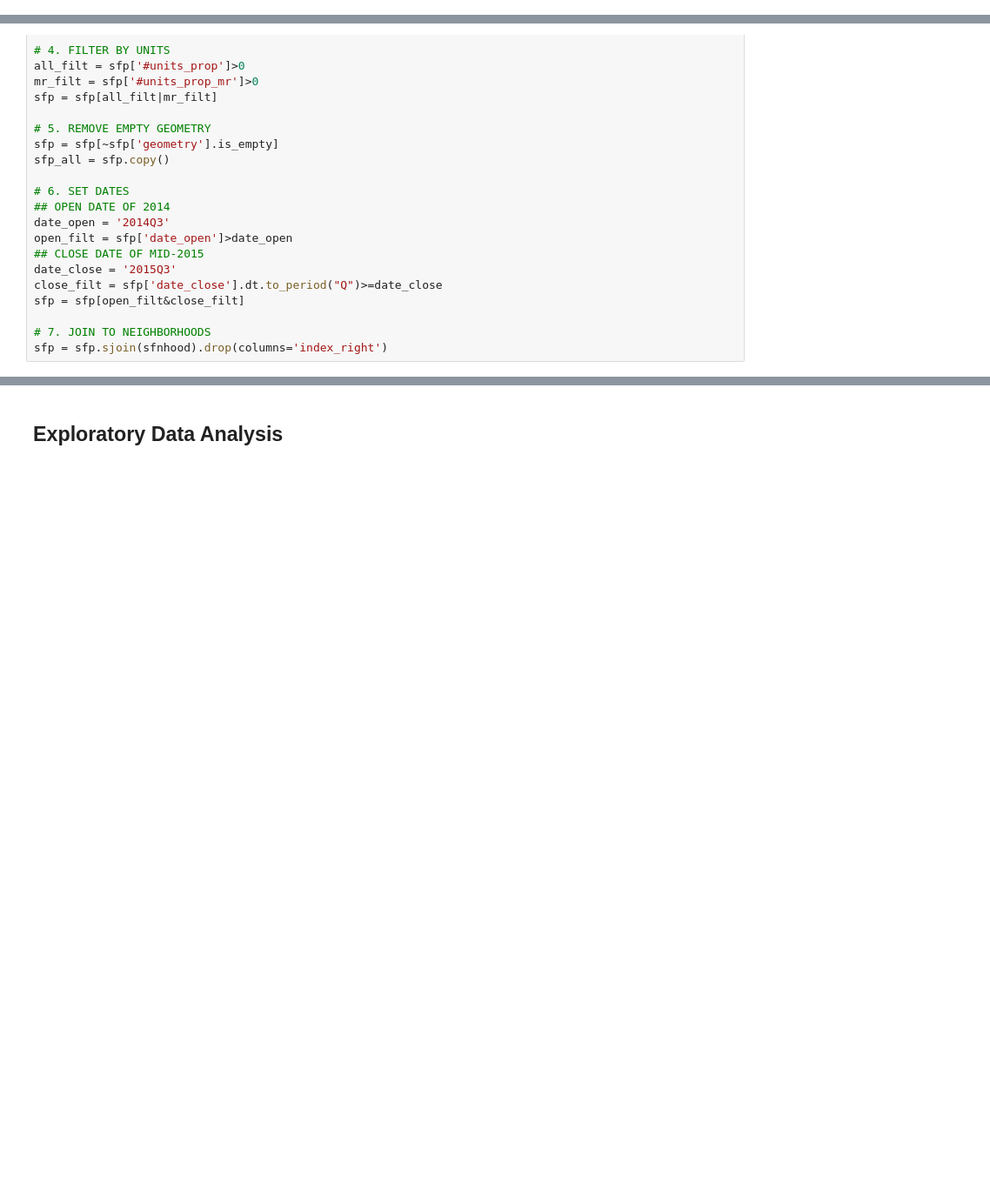
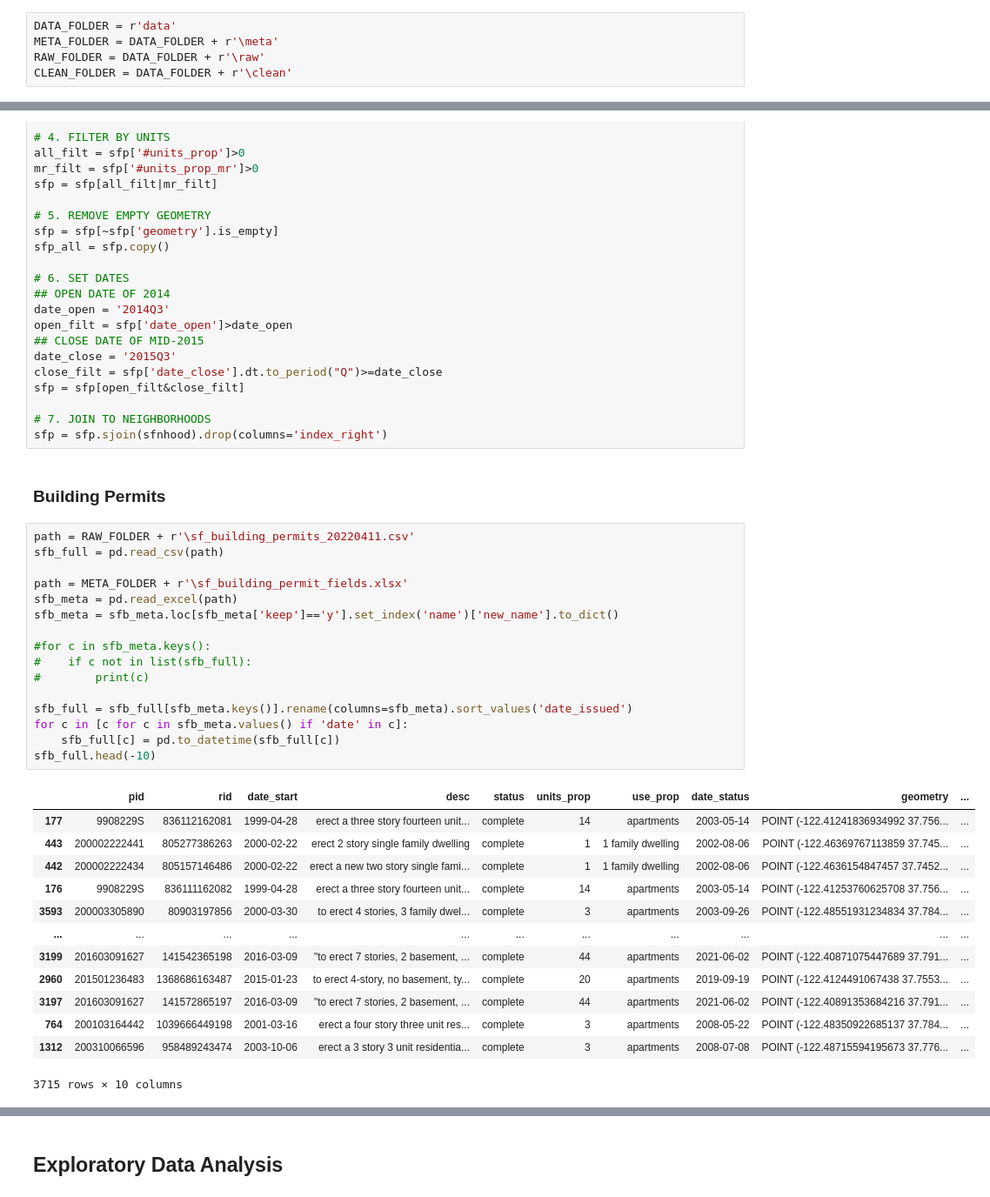
Before and after one commit to nelmsal/sf_buildingpermits, a Jupyter notebook: scripts/sf_building_permit_explore.ipynb, the cells around one changed output, grey strips where cells are left out. Shown at 87% size. Cells and saved outputs as stored; diff of their text form; blank space fills up the shorter version.

```diff
--- a/scripts/sf_building_permit_explore.ipynb
+++ b/scripts/sf_building_permit_explore.ipynb
@@ -8,6 +8,11 @@ import pandas as pd
 
 import os
 os.chdir(r'C:\Users\nelms\Documents\Penn\CPLN-680\Permit_Metrics')
+# %%
+DATA_FOLDER = r'data'
+META_FOLDER = DATA_FOLDER + r'\meta'
+RAW_FOLDER = DATA_FOLDER + r'\raw'
+CLEAN_FOLDER = DATA_FOLDER + r'\clean'
 # %% [markdown]
 Import in San Francisco Neighborhoods and Quadrants
 # %%
@@ -90,3 +100,35 @@ sfp = sfp[open_filt&close_filt]
 
 # 7. JOIN TO NEIGHBORHOODS
 sfp = sfp.sjoin(sfnhood).drop(columns='index_right')
+# %% [markdown]
+### Building Permits
+# %%
+path = RAW_FOLDER + r'\sf_building_permits_20220411.csv'
+sfb_full = pd.read_csv(path)
+
+path = META_FOLDER + r'\sf_building_permit_fields.xlsx'
+sfb_meta = pd.read_excel(path)
+sfb_meta = sfb_meta.loc[sfb_meta['keep']=='y'].set_index('name')['new_name'].to_dict()
+
+#for c in sfb_meta.keys():
+#    if c not in list(sfb_full):
+#        print(c)
+
+sfb_full = sfb_full[sfb_meta.keys()].rename(columns=sfb_meta).sort_values('date_issued')
+for c in [c for c in sfb_meta.values() if 'date' in c]:
+    sfb_full[c] = pd.to_datetime(sfb_full[c])
+sfb_full.head(-10)
+# %% [output]
+|  | pid | rid | date_start | desc | status | units_prop | use_prop | date_status | geometry | ... |
+| 177 | 9908229S | 836112162081 | 1999-04-28 | erect a three story fourteen unit... | complete | 14 | apartments | 2003-05-14 | POINT (-122.41241836934992 37.756... | ... |
+| 443 | 200002222441 | 805277386263 | 2000-02-22 | erect 2 story single family dwelling | complete | 1 | 1 family dwelling | 2002-08-06 | POINT (-122.46369767113859 37.745... | ... |
+| 442 | 200002222434 | 805157146486 | 2000-02-22 | erect a new two story single fami... | complete | 1 | 1 family dwelling | 2002-08-06 | POINT (-122.4636154847457 37.7452... | ... |
+| 176 | 9908229S | 836111162082 | 1999-04-28 | erect a three story fourteen unit... | complete | 14 | apartments | 2003-05-14 | POINT (-122.41253760625708 37.756... | ... |
+| 3593 | 200003305890 | 80903197856 | 2000-03-30 | to erect 4 stories, 3 family dwel... | complete | 3 | apartments | 2003-09-26 | POINT (-122.48551931234834 37.784... | ... |
+| ... | ... | ... | ... | ... | ... | ... | ... | ... | ... | ... |
+| 3199 | 201603091627 | 141542365198 | 2016-03-09 | "to erect 7 stories, 2 basement, ... | complete | 44 | apartments | 2021-06-02 | POINT (-122.40871075447689 37.791... | ... |
+| 2960 | 201501236483 | 1368686163487 | 2015-01-23 | to erect 4-story, no basement, ty... | complete | 20 | apartments | 2019-09-19 | POINT (-122.4124491067438 37.7553... | ... |
+| 3197 | 201603091627 | 141572865197 | 2016-03-09 | "to erect 7 stories, 2 basement, ... | complete | 44 | apartments | 2021-06-02 | POINT (-122.40891353684216 37.791... | ... |
+| 764 | 200103164442 | 1039666449198 | 2001-03-16 | erect a four story three unit res... | complete | 3 | apartments | 2008-05-22 | POINT (-122.48350922685137 37.784... | ... |
+| 1312 | 200310066596 | 958489243474 | 2003-10-06 | erect a 3 story 3 unit residentia... | complete | 3 | apartments | 2008-07-08 | POINT (-122.48715594195673 37.776... | ... |
+3715 rows × 10 columns
```
Also changed, not shown: parts of 8 cells of this notebook, 31 other files.
